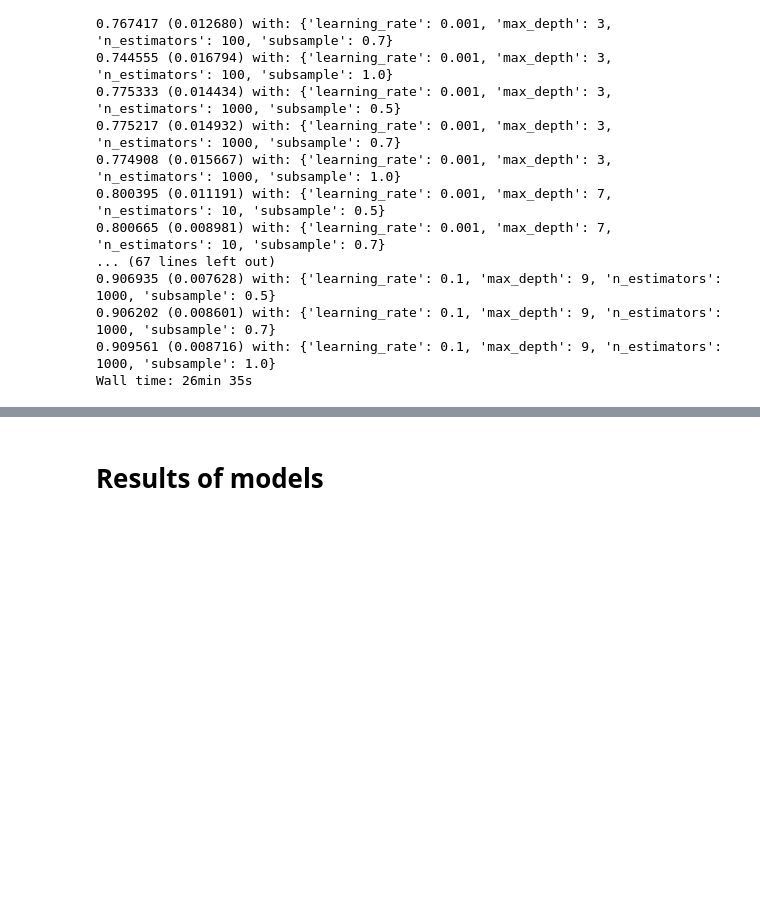
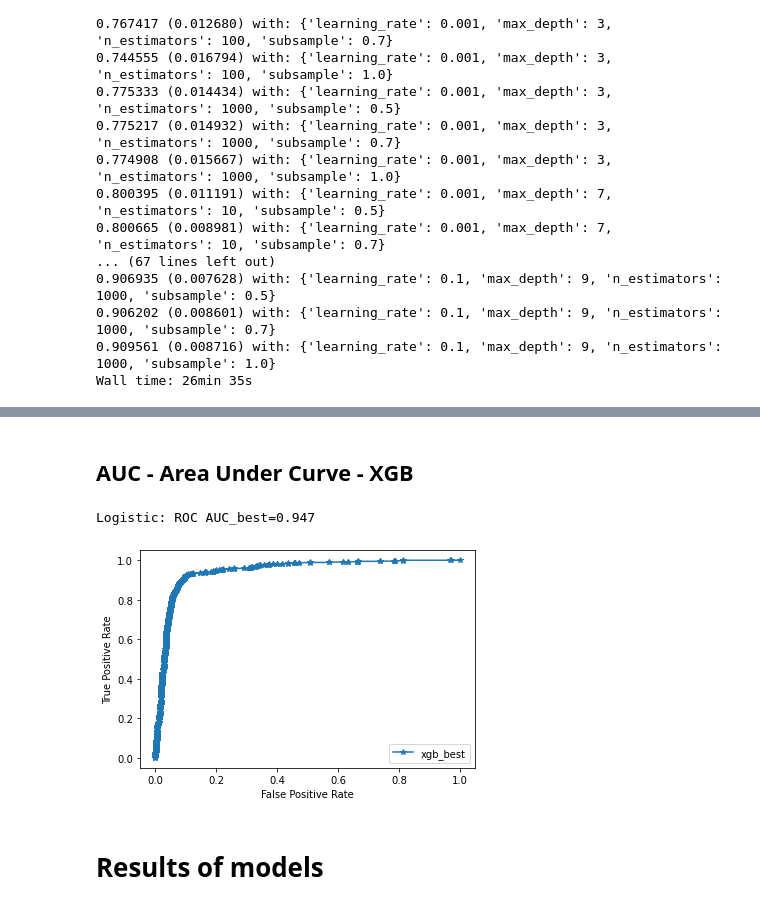
Before and after one commit to jinshuochen/Spring-Board-Capstone-Three, a Jupyter notebook: Customer Churn/notebooks/Modeling.ipynb, the cells around one changed output, grey strips where cells are left out. Drawn from its saved outputs; the diff is of its cells as text; code cells hidden in the pictures; blank space fills up the shorter version.

```diff
--- a/Customer Churn/notebooks/Modeling.ipynb
+++ b/Customer Churn/notebooks/Modeling.ipynb
@@ -827,0 +828,5 @@ pyplot.show()
+# %%
+%%time
+from sklearn.ensemble import GradientBoostingClassifier
+xgb_best = xgb.XGBClassifier(learning_rate=0.1, max_depth=9, n_estimators=1000, gamma = 0.1, reg_alpha=0.1, reg_lambda=0.1)
+xgb_best.fit(X_train, y_train)
@@ -827,0 +873,2 @@ pyplot.show()
+# %% [markdown]
+## AUC - Area Under Curve - XGB
@@ -827,0 +880,6 @@ pyplot.show()
+# %%
+# calculate best AUC
+xgb_auc_best = roc_auc_score(y_test, xgb_probs_best)
+print('Logistic: ROC AUC_best=%.3f' % (xgb_auc_best))
+# %% [output]
+Logistic: ROC AUC_best=0.947
@@ -828,3 +889,15 @@ pyplot.show()
+# %%
+# plot the roc curve for the model
+pyplot.plot(xgb_test_fpr_best, xgb_test_tpr_best, marker='*', label='xgb_best')
+# axis labels
+pyplot.xlabel('False Positive Rate')
+pyplot.ylabel('True Positive Rate')
+# show the legend
+pyplot.legend()
+# show the plot
+pyplot.show()
+# %% [output]
+[figure, added]
 # %% [markdown]
 # Results of models
 # %% [markdown]
```
Also changed, not shown: parts of 41 cells of this notebook, 11 other files.
